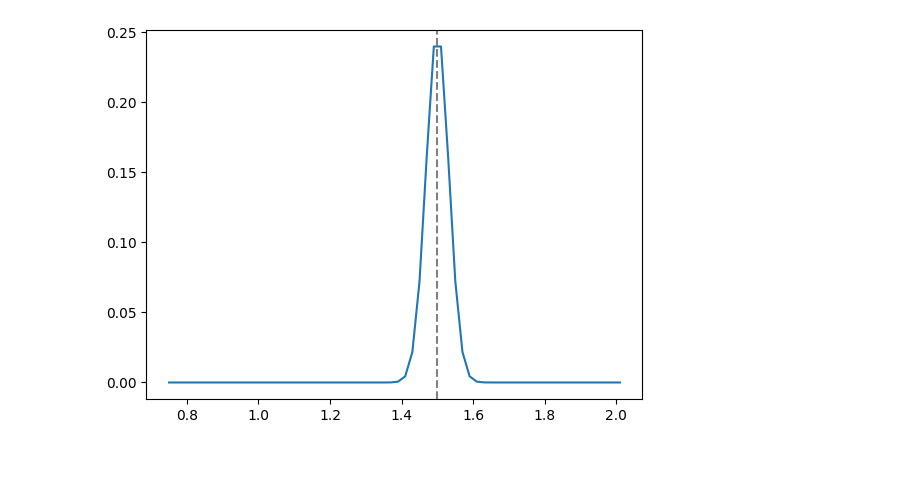
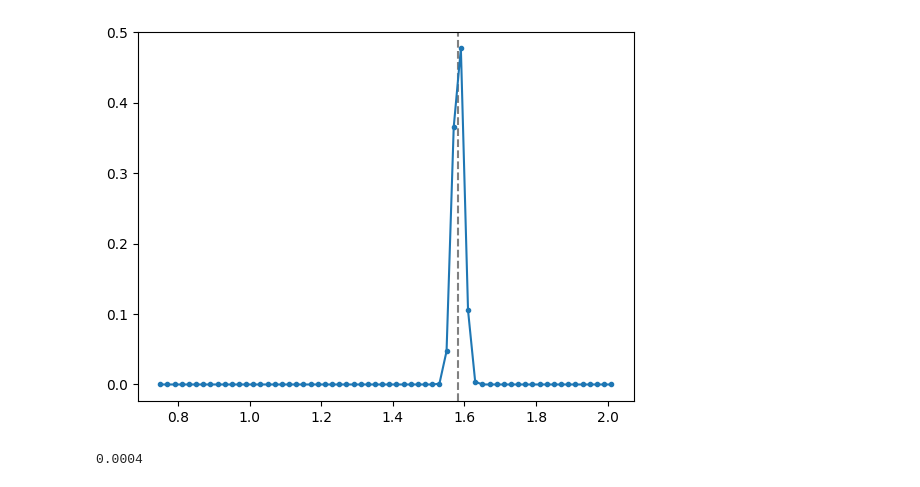
Before and after one commit to atomicarchitects/symphony, a Jupyter notebook: notebooks/dataloader.ipynb, the cells around one changed output. Cells and saved outputs as stored; diff of their text form; code cells hidden in the pictures; blank space fills up the shorter version.

```diff
--- a/notebooks/dataloader.ipynb
+++ b/notebooks/dataloader.ipynb
@@ -16,21 +16,25 @@ cutoff = 5.0  # Angstroms
 loader = dataloader(jax.random.PRNGKey(0), molecules, atomic_numbers, epsilon, cutoff, 10, 20, 10)
 # %%
 RADII = jnp.arange(0.75, 2.03, 0.02)
-target_position = 1.5
-radius_rbf_variance = 1e-3
+target_position = 1.583
+radius_rbf_variance = (0.015)**2
 radius_weights = jax.vmap(
         lambda radius: jnp.exp(
             -((radius - jnp.linalg.norm(target_position)) ** 2)
             / (2 * radius_rbf_variance)
         )
     )(RADII)
 radius_weights = radius_weights / jnp.sum(radius_weights)
 
 import matplotlib.pyplot as plt
 plt.axvline(target_position, color="gray", linestyle="--")
-plt.plot(RADII, radius_weights);
+plt.plot(RADII, radius_weights, '.-');
 # %% [output]
-[figure, old version]
+[figure, new version]
+# %%
+0.02**2
+# %% [output]
+0.0004
 # %%
 graphs = next(loader)
 
```
Also changed, not shown: parts of 2 cells of this notebook, 5 other files.
